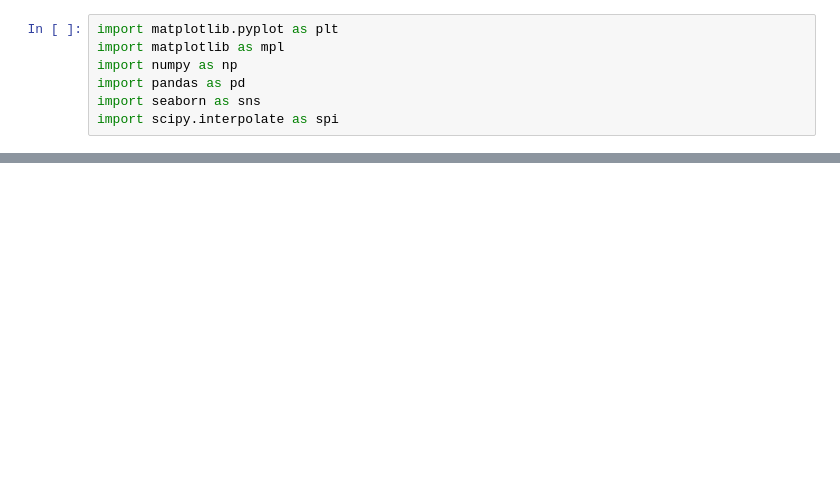
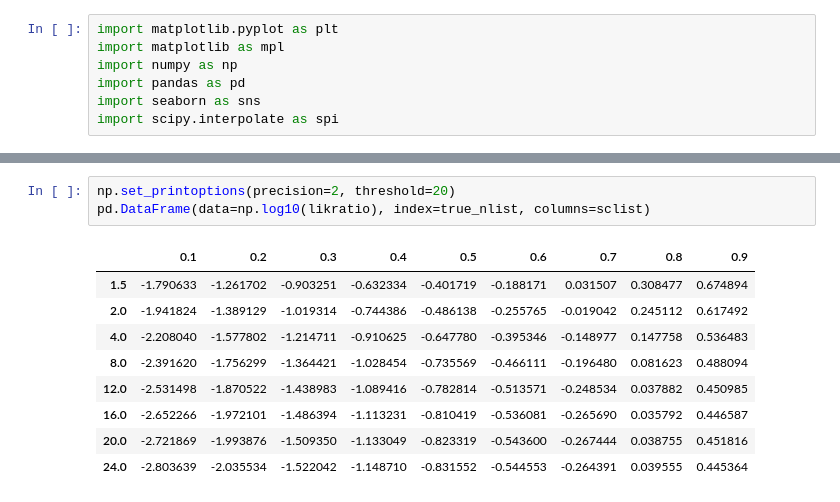
Before and after one commit to calvinmccarter/grabby_aliens, a Jupyter notebook: experiments/plotS1.ipynb, the cells around one changed output, grey strips where cells are left out. Drawn from its saved outputs; the diff is of its cells as text; blank space fills up the shorter version.

```diff
--- a/experiments/plotS1.ipynb
+++ b/experiments/plotS1.ipynb
@@ -55,0 +80,13 @@ plt.imshow(likratio>0.05);
+# %%
+np.set_printoptions(precision=2, threshold=20)
+pd.DataFrame(data=np.log10(likratio), index=true_nlist, columns=sclist)
+# %% [output]
+|  | 0.1 | 0.2 | 0.3 | 0.4 | 0.5 | 0.6 | 0.7 | 0.8 | 0.9 |
+| 1.5 | -1.790633 | -1.261702 | -0.903251 | -0.632334 | -0.401719 | -0.188171 | 0.031507 | 0.308477 | 0.674894 |
+| 2.0 | -1.941824 | -1.389129 | -1.019314 | -0.744386 | -0.486138 | -0.255765 | -0.019042 | 0.245112 | 0.617492 |
+| 4.0 | -2.208040 | -1.577802 | -1.214711 | -0.910625 | -0.647780 | -0.395346 | -0.148977 | 0.147758 | 0.536483 |
+| 8.0 | -2.391620 | -1.756299 | -1.364421 | -1.028454 | -0.735569 | -0.466111 | -0.196480 | 0.081623 | 0.488094 |
+| 12.0 | -2.531498 | -1.870522 | -1.438983 | -1.089416 | -0.782814 | -0.513571 | -0.248534 | 0.037882 | 0.450985 |
+| 16.0 | -2.652266 | -1.972101 | -1.486394 | -1.113231 | -0.810419 | -0.536081 | -0.265690 | 0.035792 | 0.446587 |
+| 20.0 | -2.721869 | -1.993876 | -1.509350 | -1.133049 | -0.823319 | -0.543600 | -0.267444 | 0.038755 | 0.451816 |
+| 24.0 | -2.803639 | -2.035534 | -1.522042 | -1.148710 | -0.831552 | -0.544553 | -0.264391 | 0.039555 | 0.445364 |
```
Also changed, not shown: parts of 8 cells of this notebook, 1 other file.
